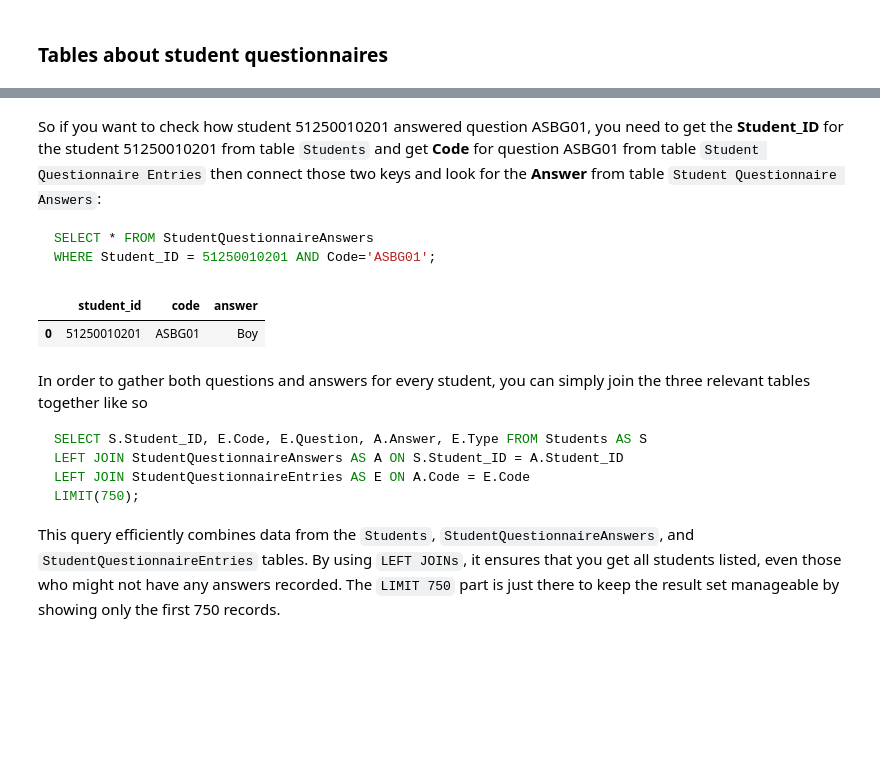
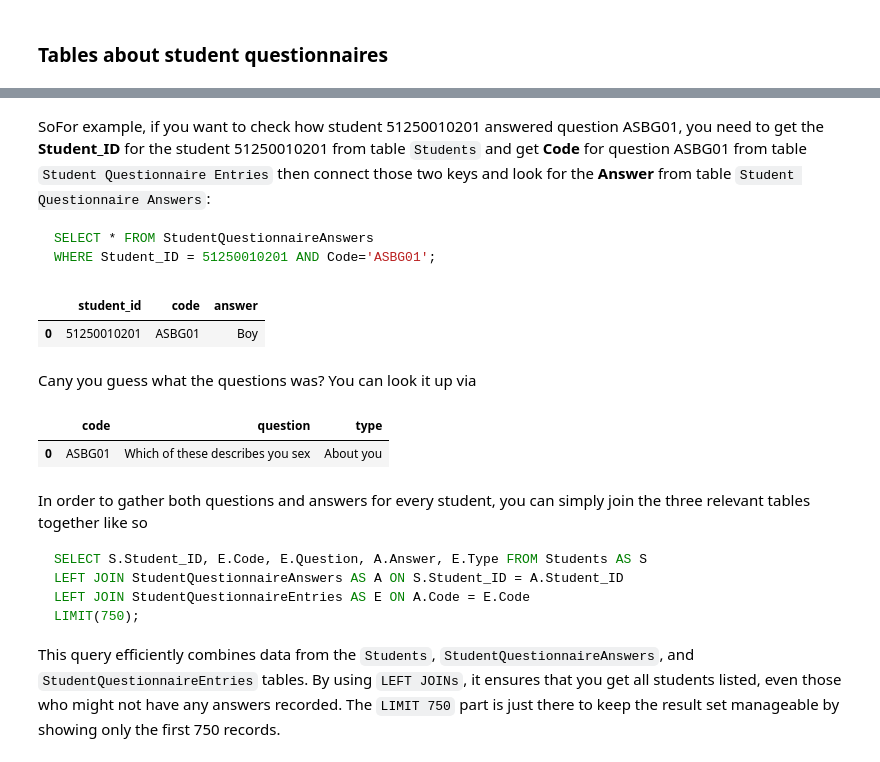
Before and after one commit to cg-gdsc/GDSC-7, a Jupyter notebook: tutorials/Tutorial_2_Data_Understanding.ipynb, the cells around one changed output, grey strips where cells are left out. Drawn from its saved outputs; the diff is of its cells as text; code cells hidden in the pictures; blank space fills up the shorter version.

````diff
--- a/tutorials/Tutorial_2_Data_Understanding.ipynb
+++ b/tutorials/Tutorial_2_Data_Understanding.ipynb
@@ -188,6 +198,6 @@ These free tables combined together make it possible to find answers to question
 # %% [markdown]
 
-So if you want to check how student 51250010201 answered question ASBG01, you need to get the **Student_ID** for the student 51250010201 from table `Students` and get **Code** for question ASBG01 from table `Student Questionnaire Entries` then connect those two keys and look for the **Answer** from table `Student Questionnaire Answers`:
+SoFor example, if you want to check how student 51250010201 answered question ASBG01, you need to get the **Student_ID** for the student 51250010201 from table `Students` and get **Code** for question ASBG01 from table `Student Questionnaire Entries` then connect those two keys and look for the **Answer** from table `Student Questionnaire Answers`:
 
 ```sql
 SELECT * FROM StudentQuestionnaireAnswers
@@ -203,6 +213,18 @@ demo_1_df
 # %% [output]
 |  | student_id | code | answer |
 | 0 | 51250010201 | ASBG01 | Boy |
+# %% [markdown]
+Cany you guess what the questions was? You can look it up via
+# %%
+query_demo_2 = '''
+        SELECT * FROM StudentQuestionnaireEntries
+        WHERE Code='ASBG01';
+'''
+demo_2_df = get_from_db(connection, query_demo_2)
+demo_2_df
+# %% [output]
+|  | code | question | type |
+| 0 | ASBG01 | Which of these describes you sex | About you |
 # %% [markdown]
 In order to gather both questions and answers for every student, you can simply join the three relevant tables together like so
 
````
Also changed, not shown: parts of 67 cells of this notebook.
